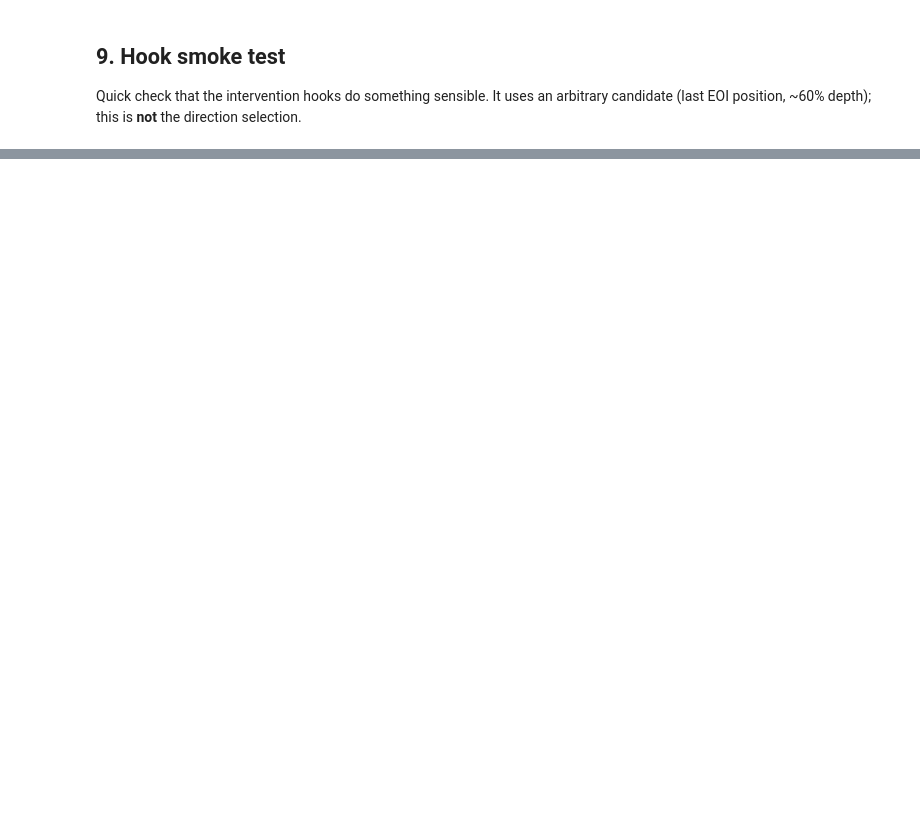
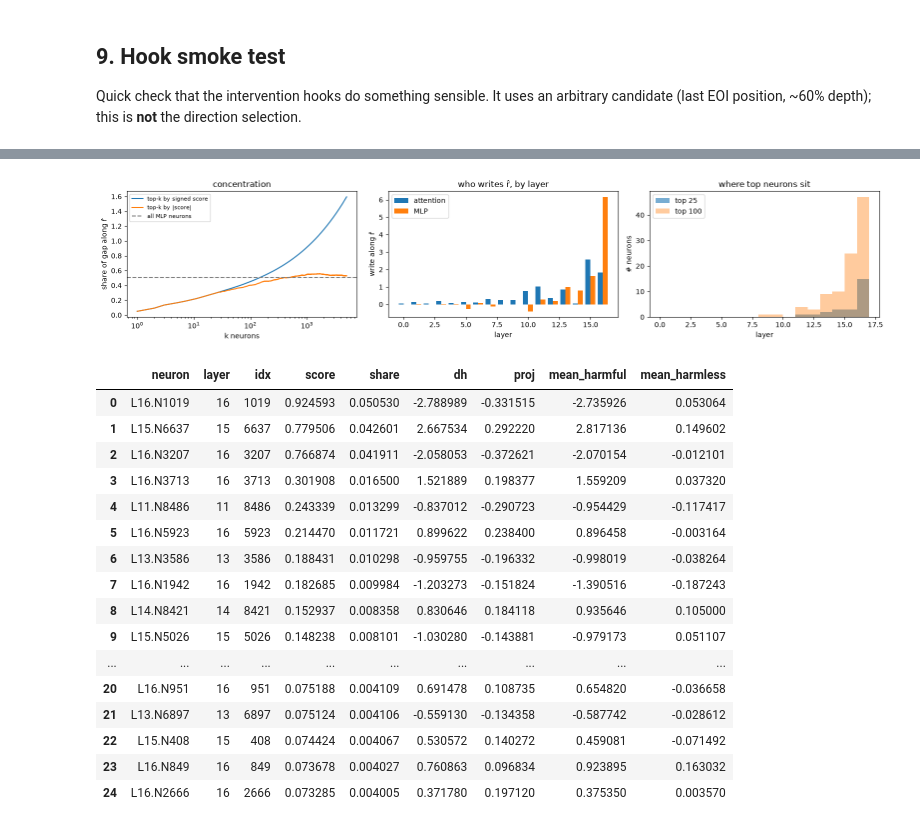
Before and after one commit to vrishabav/interp-exploration, a Jupyter notebook: refusal_neurons.ipynb, the cells around one changed output, grey strips where cells are left out. Cells and saved outputs as stored; diff of their text form; code cells hidden in the pictures; blank space fills up the shorter version.

```diff
--- a/refusal_neurons.ipynb
+++ b/refusal_neurons.ipynb
@@ -468,0 +601,11 @@ Everything below is open. Useful handles:
+# %%
+MANUAL_CHOICE = None    # set to (pos, layer) to override the automatic pick
+
+ok = sel_df[(sel_df.induce > 0) & (sel_df.kl < 0.1)]
+best = (ok if len(ok) else sel_df).sort_values("bypass").iloc[0]
+POS, LSTAR = MANUAL_CHOICE or (int(best.pos), int(best.layer))
+TAG = f"p{POS}_L{LSTAR}"
+r_dir = candidate_dirs[POS, LSTAR]
+r_hat = (r_dir / r_dir.norm()).float()
+print(f"chosen: pos {POS} ({tok.decode(EOI_TOKS[POS])!r}), layer {LSTAR}, ||r||={r_dir.norm():.2f}")
+print(sel_df.sort_values("bypass").head(8).to_string(index=False))
@@ -468,0 +687,43 @@ Everything below is open. Useful handles:
+# %%
+fig, axs = plt.subplots(1, 3, figsize=(16, 3.5))
+ks = np.arange(1, 5001)
+axs[0].plot(ks, (flat[order[:5000]].cumsum(0) / total_gap).numpy(), label="top-k by signed score")
+abs_order = flat.abs().argsort(descending=True)
+axs[0].plot(ks, (flat[abs_order[:5000]].cumsum(0) / total_gap).numpy(), label="top-k by |score|")
+axs[0].axhline((mlp_layer.sum() / total_gap).item(), ls="--", c="gray", label="all MLP neurons")
+axs[0].set_xscale("log"); axs[0].set_xlabel("k neurons"); axs[0].set_ylabel("share of gap along r̂"); axs[0].legend(fontsize=8)
+axs[0].set_title("concentration")
+
+x = np.arange(LSTAR)
+axs[1].bar(x - 0.2, attn_layer.numpy(), 0.4, label="attention")
+axs[1].bar(x + 0.2, mlp_layer.numpy(), 0.4, label="MLP")
+axs[1].set_xlabel("layer"); axs[1].set_ylabel("write along r̂"); axs[1].legend(); axs[1].set_title("who writes r̂, by layer")
+
+axs[2].hist([l for l, _ in TOP[:25]], bins=range(LSTAR + 1), alpha=0.6, label="top 25")
+axs[2].hist([l for l, _ in TOP], bins=range(LSTAR + 1), alpha=0.4, label="top 100")
+axs[2].set_xlabel("layer"); axs[2].set_ylabel("# neurons"); axs[2].legend(); axs[2].set_title("where top neurons sit")
+plt.tight_layout(); plt.savefig(FIG_DIR / f"attribution_{TAG}.png", dpi=150); plt.show()
+
+top_df = pd.DataFrame([{"neuron": nname(n), "layer": n[0], "idx": n[1], "score": score[n].item(),
+                        "share": score[n].item() / total_gap, "dh": dh[n].item(), "proj": proj[n].item(),
+                        "mean_harmful": mh[n].item(), "mean_harmless": ml[n].item()} for n in TOP])
+top_df.head(25)
+# %% [output]
+[figure, added]
+|  | neuron | layer | idx | score | share | dh | proj | mean_harmful | mean_harmless |
+| 0 | L16.N1019 | 16 | 1019 | 0.924593 | 0.050530 | -2.788989 | -0.331515 | -2.735926 | 0.053064 |
+| 1 | L15.N6637 | 15 | 6637 | 0.779506 | 0.042601 | 2.667534 | 0.292220 | 2.817136 | 0.149602 |
+| 2 | L16.N3207 | 16 | 3207 | 0.766874 | 0.041911 | -2.058053 | -0.372621 | -2.070154 | -0.012101 |
+| 3 | L16.N3713 | 16 | 3713 | 0.301908 | 0.016500 | 1.521889 | 0.198377 | 1.559209 | 0.037320 |
+| 4 | L11.N8486 | 11 | 8486 | 0.243339 | 0.013299 | -0.837012 | -0.290723 | -0.954429 | -0.117417 |
+| 5 | L16.N5923 | 16 | 5923 | 0.214470 | 0.011721 | 0.899622 | 0.238400 | 0.896458 | -0.003164 |
+| 6 | L13.N3586 | 13 | 3586 | 0.188431 | 0.010298 | -0.959755 | -0.196332 | -0.998019 | -0.038264 |
+| 7 | L16.N1942 | 16 | 1942 | 0.182685 | 0.009984 | -1.203273 | -0.151824 | -1.390516 | -0.187243 |
+| 8 | L14.N8421 | 14 | 8421 | 0.152937 | 0.008358 | 0.830646 | 0.184118 | 0.935646 | 0.105000 |
+| 9 | L15.N5026 | 15 | 5026 | 0.148238 | 0.008101 | -1.030280 | -0.143881 | -0.979173 | 0.051107 |
+| ... | ... | ... | ... | ... | ... | ... | ... | ... | ... |
+| 20 | L16.N951 | 16 | 951 | 0.075188 | 0.004109 | 0.691478 | 0.108735 | 0.654820 | -0.036658 |
+| 21 | L13.N6897 | 13 | 6897 | 0.075124 | 0.004106 | -0.559130 | -0.134358 | -0.587742 | -0.028612 |
+| 22 | L15.N408 | 15 | 408 | 0.074424 | 0.004067 | 0.530572 | 0.140272 | 0.459081 | -0.071492 |
+| 23 | L16.N849 | 16 | 849 | 0.073678 | 0.004027 | 0.760863 | 0.096834 | 0.923895 | 0.163032 |
+| 24 | L16.N2666 | 16 | 2666 | 0.073285 | 0.004005 | 0.371780 | 0.197120 | 0.375350 | 0.003570 |
```
Also changed, not shown: parts of 48 cells of this notebook, 16 other files.
